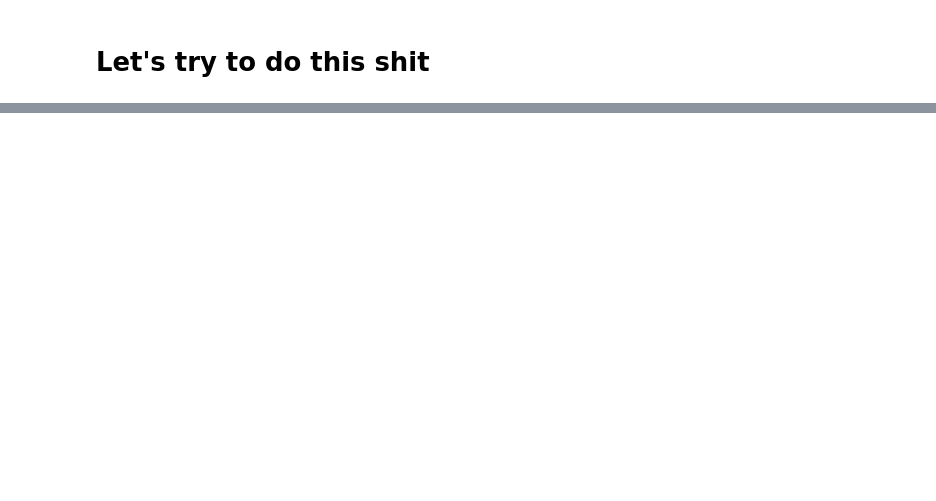
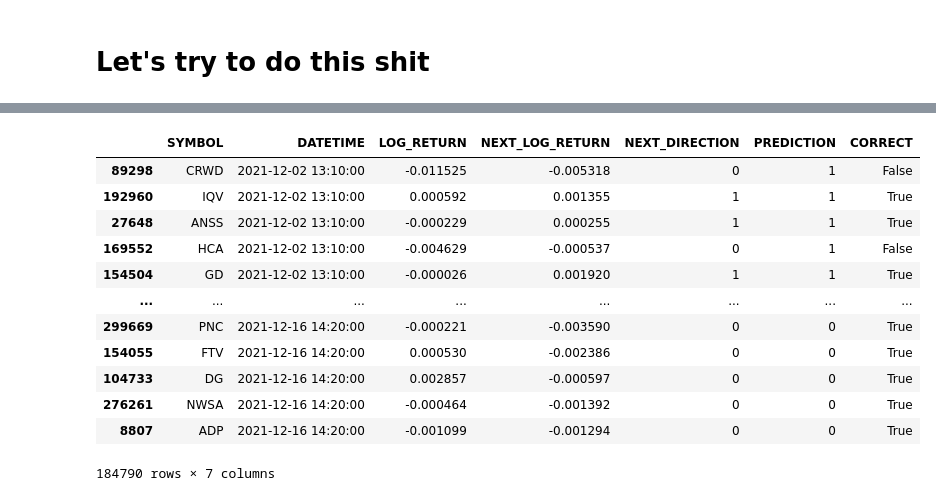
Before and after one commit to arthurdhonneur7/ML_finance_project, a Jupyter notebook: workspaces/arthur.ipynb, the cells around one changed output, grey strips where cells are left out. Cells and saved outputs as stored; diff of their text form; code cells hidden in the pictures; blank space fills up the shorter version.

```diff
--- a/workspaces/arthur.ipynb
+++ b/workspaces/arthur.ipynb
@@ -79,0 +128,12 @@ ZYXI
+# %%
+non_feature_cols = ['SYMBOL', 'MID_OPEN', 'DATETIME', 'TARGET', 'LOG_RETURN', 'NEXT_LOG_RETURN', 'NEXT_DIRECTION'] + [col for col in df.columns if col.startswith(('DAY', 'HOUR'))]
+feature_cols = [col for col in df.columns if col not in non_feature_cols]
+
+
+train_df, test_df = time_split(df, train_ratio=0.5)
+
+stats = compute_groupwise_stats(train_df, group_col='SYMBOL', feature_cols=feature_cols)
+
+
+train_df = apply_groupwise_standardization(train_df, stats, group_col='SYMBOL', feature_cols=feature_cols)
+test_df = apply_groupwise_standardization(test_df, stats, group_col='SYMBOL', feature_cols=feature_cols)
@@ -79,0 +214,24 @@ ZYXI
+# %%
+y_pred_train = mlp.predict(X_train)
+
+result_df_train = train_df[['SYMBOL', 'DATETIME', 'LOG_RETURN', 'NEXT_LOG_RETURN', 'NEXT_DIRECTION']].copy()
+
+result_df_train['NEXT_DIRECTION'] = np.where(result_df_train['NEXT_DIRECTION'] == 1, 1, 0)
+result_df_train['PREDICTION'] = y_pred_train
+result_df_train['CORRECT'] = result_df_train['NEXT_DIRECTION'] == result_df_train['PREDICTION']
+
+result_df_train
+# %% [output]
+|  | SYMBOL | DATETIME | LOG_RETURN | NEXT_LOG_RETURN | NEXT_DIRECTION | PREDICTION | CORRECT |
+| 89298 | CRWD | 2021-12-02 13:10:00 | -0.011525 | -0.005318 | 0 | 1 | False |
+| 192960 | IQV | 2021-12-02 13:10:00 | 0.000592 | 0.001355 | 1 | 1 | True |
+| 27648 | ANSS | 2021-12-02 13:10:00 | -0.000229 | 0.000255 | 1 | 1 | True |
+| 169552 | HCA | 2021-12-02 13:10:00 | -0.004629 | -0.000537 | 0 | 1 | False |
+| 154504 | GD | 2021-12-02 13:10:00 | -0.000026 | 0.001920 | 1 | 1 | True |
+| ... | ... | ... | ... | ... | ... | ... | ... |
+| 299669 | PNC | 2021-12-16 14:20:00 | -0.000221 | -0.003590 | 0 | 0 | True |
+| 154055 | FTV | 2021-12-16 14:20:00 | 0.000530 | -0.002386 | 0 | 0 | True |
+| 104733 | DG | 2021-12-16 14:20:00 | 0.002857 | -0.000597 | 0 | 0 | True |
+| 276261 | NWSA | 2021-12-16 14:20:00 | -0.000464 | -0.001392 | 0 | 0 | True |
+| 8807 | ADP | 2021-12-16 14:20:00 | -0.001099 | -0.001294 | 0 | 0 | True |
+184790 rows × 7 columns
```
Also changed, not shown: parts of 24 cells of this notebook.
